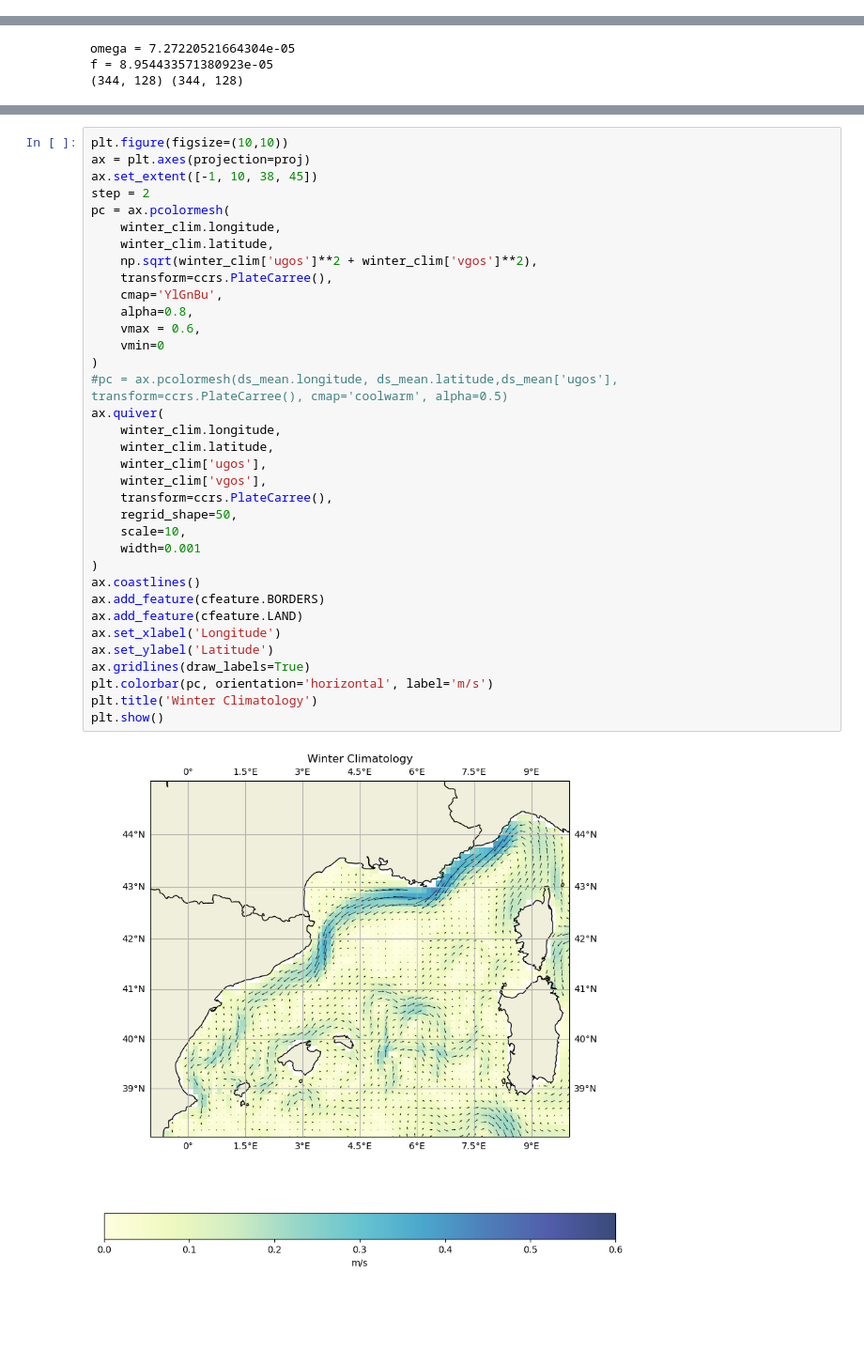
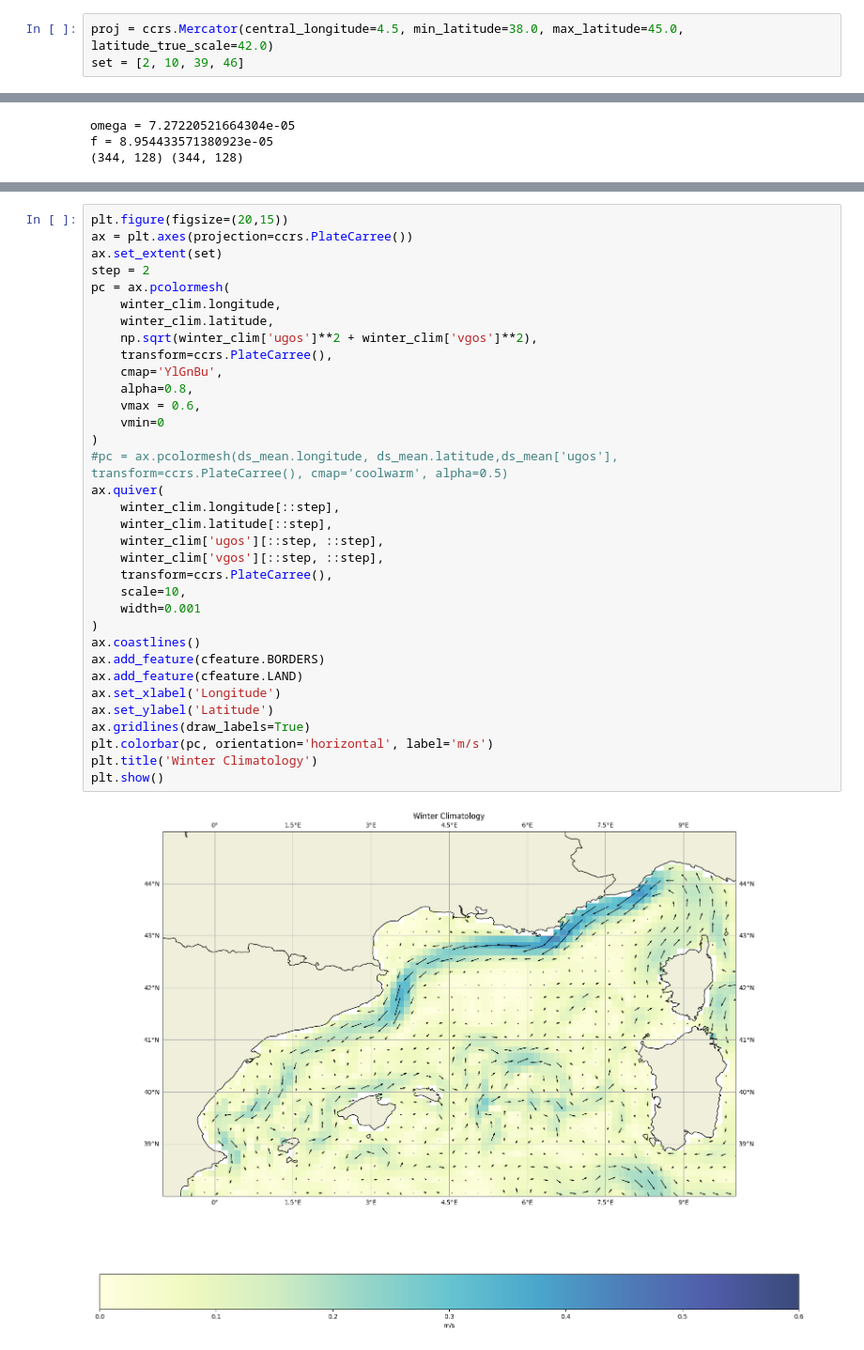
Before and after one commit to juliencollard2001/FOET_Northern_Gyre, a Jupyter notebook: altimetry_currents.ipynb, the cells around one changed output, grey strips where cells are left out. Shown at 94% size. Saved outputs shown, nothing was run; the diff lists cells and outputs as text; blank space fills up the shorter version.

Commit message:
modif summer winter pour presenatation

```diff
--- a/altimetry_currents.ipynb
+++ b/altimetry_currents.ipynb
@@ -33,0 +36,3 @@ Data variables:
+# %%
+proj = ccrs.Mercator(central_longitude=4.5, min_latitude=38.0, max_latitude=45.0, latitude_true_scale=42.0)
+set = [2, 10, 39, 46]
@@ -201,37 +302,36 @@ Done!
 # %%
-plt.figure(figsize=(10,10))
-ax = plt.axes(projection=proj)
-ax.set_extent([-1, 10, 38, 45])
+plt.figure(figsize=(20,15))
+ax = plt.axes(projection=ccrs.PlateCarree())
+ax.set_extent(set)
 step = 2
 pc = ax.pcolormesh(
     winter_clim.longitude,
     winter_clim.latitude,
     np.sqrt(winter_clim['ugos']**2 + winter_clim['vgos']**2),
     transform=ccrs.PlateCarree(),
     cmap='YlGnBu',
     alpha=0.8,
     vmax = 0.6,
     vmin=0
 )
 #pc = ax.pcolormesh(ds_mean.longitude, ds_mean.latitude,ds_mean['ugos'], transform=ccrs.PlateCarree(), cmap='coolwarm', alpha=0.5)
 ax.quiver(
-    winter_clim.longitude,
-    winter_clim.latitude,
-    winter_clim['ugos'],
-    winter_clim['vgos'],
+    winter_clim.longitude[::step],
+    winter_clim.latitude[::step],
+    winter_clim['ugos'][::step, ::step],
+    winter_clim['vgos'][::step, ::step],
     transform=ccrs.PlateCarree(),
-    regrid_shape=50,
     scale=10,
     width=0.001
 )
 ax.coastlines()
 ax.add_feature(cfeature.BORDERS)
 ax.add_feature(cfeature.LAND)
 ax.set_xlabel('Longitude')
 ax.set_ylabel('Latitude')
 ax.gridlines(draw_labels=True)
 plt.colorbar(pc, orientation='horizontal', label='m/s')
 plt.title('Winter Climatology')
 plt.show()
 # %% [output]
-[figure, old version]
+[figure, new version]
```
Also changed, not shown: parts of 20 cells of this notebook.
